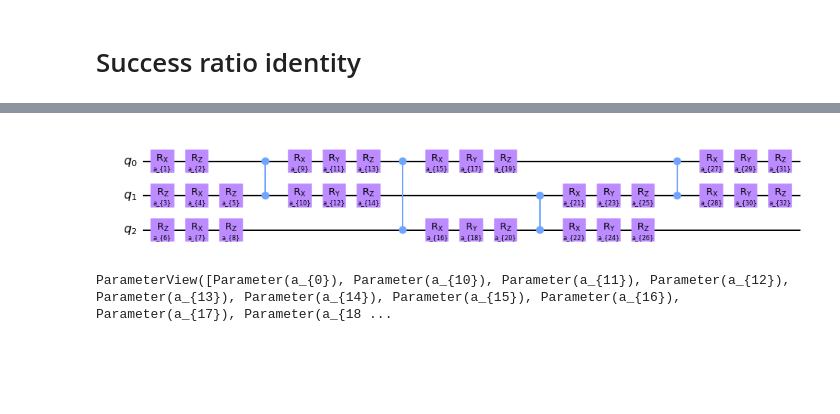
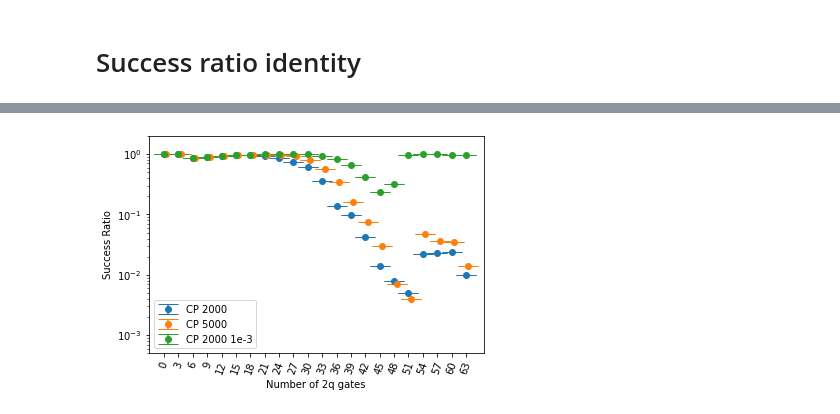
Before and after one commit to idnm/quantum_traps, a Jupyter notebook: experiments.ipynb, the cells around one changed output, grey strips where cells are left out. Saved outputs shown, nothing was run; the diff lists cells and outputs as text; code cells hidden in the pictures; blank space fills up the shorter version.

Commit message:
Intermediate complexity targets.

```diff
--- a/experiments.ipynb
+++ b/experiments.ipynb
@@ -78,16 +55,3 @@ plt.savefig(f'/home/idnm/Dropbox/hep/Sheets/Quantum Computing/Talks/Variational_
 [figure]
 # %% [markdown]
 # Success ratio identity
-# %%
-n = 4
-cz_identity = Experiment.load(f'results/experiment_cz_identity_{n}q')
-cp_identity = Experiment.load(f'results/experiment_cp_identity_{n}q')
-
-
-cz_identity.plot_success_ratios(maketitle=False, label='CZ emp', min_loss='empiric');
-cp_identity.plot_success_ratios(maketitle=False, label='CP', xshift=0.5);
-plt.ylim(top=2)
-plt.ylim(bottom=0.5*1e-3)
-plt.legend();
-plt.title(f'Identity target, {n}q');
-plt.savefig(figpath+f'SR_id_{n}q.png')
@@ -408,4 +57,0 @@ anz.circuit().bind_parameters()
-# %%
-remove_gate(anz.circuit(), 0).draw(output='mpl')
-# %% [output]
-[figure, removed]
@@ -416,4 +57,0 @@ def delete_gate(circuit, n):
-# %%
-anz.circuit().parameters
-# %% [output]
-ParameterView([Parameter(a_{0}), Parameter(a_{10}), Parameter(a_{11}), Parameter(a_{12}), Parameter(a_{13}), Parameter(a_{14}), Parameter(a_{15}), Parameter(a_{16}), Parameter(a_{17}), Parameter(a_{18 ...
@@ -423,0 +58,12 @@ def loss()
+# %%
+exp_2000 = Experiment.load(f'results/experiment_cp_identity_4q')
+exp_5000 = Experiment.load(f'results/experiment_cp_id_4q_5000gd')
+
+exp_2000.plot_success_ratios(maketitle=False, label='CP 2000');
+exp_5000.plot_success_ratios(maketitle=False, label='CP 5000', xshift=0.5);
+exp_2000.plot_success_ratios(maketitle=False, label='CP 2000 1e-3', min_loss=1e-3);
+plt.ylim(top=2)
+plt.ylim(bottom=0.5*1e-3)
+plt.legend();
+# %% [output]
+[figure, added]
```
Also changed, not shown: parts of 60 cells of this notebook, 3 other files.
